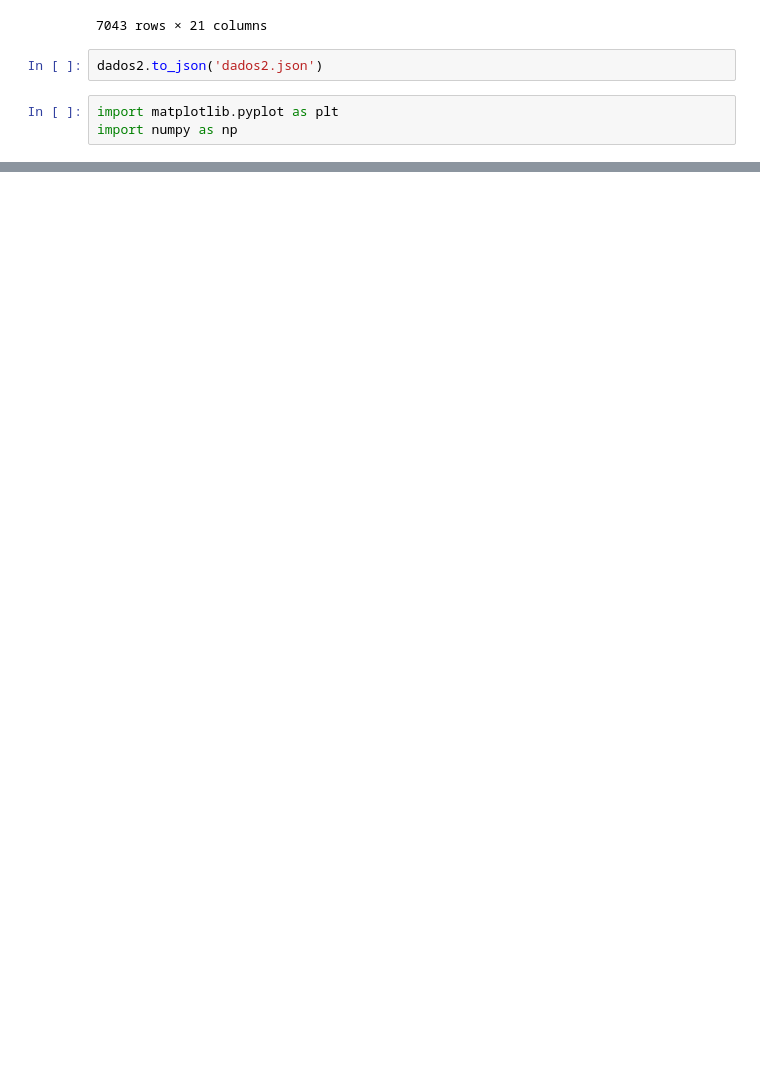
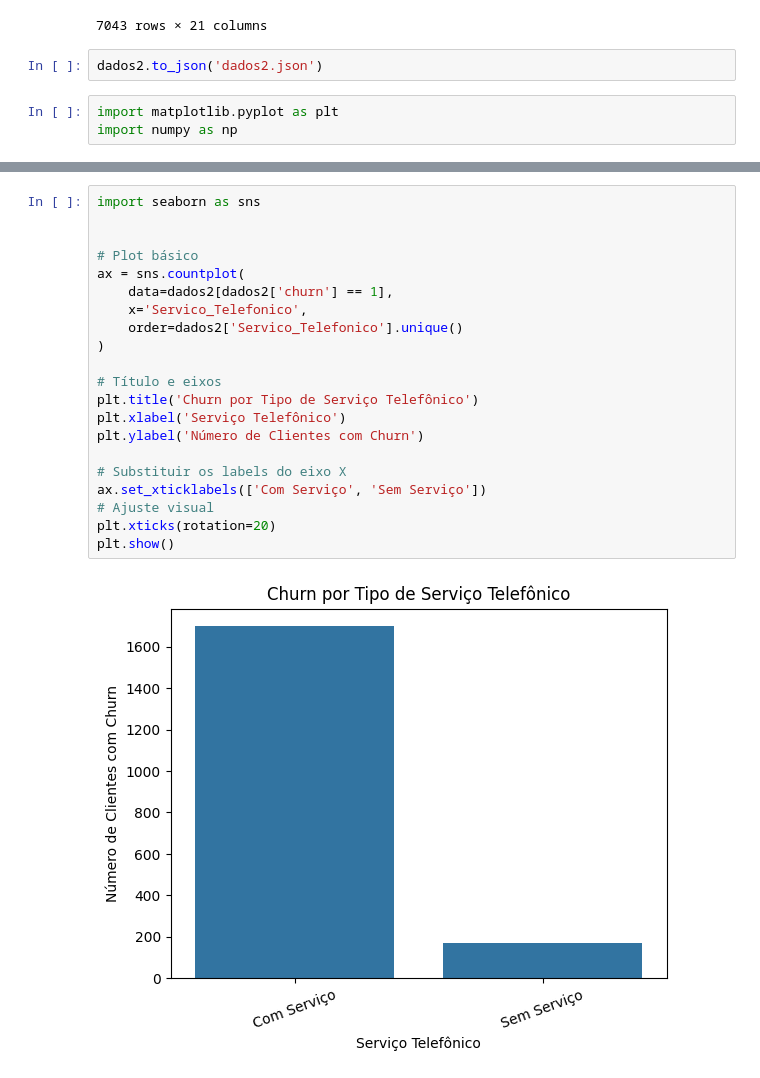
Before and after one commit to JvNeo/Data-Science, a Jupyter notebook: Alura_Challenge_Data_Science.ipynb, the cells around one changed output, grey strips where cells are left out. Cells and saved outputs as stored; diff of their text form; blank space fills up the shorter version.

```diff
--- a/Alura_Challenge_Data_Science.ipynb
+++ b/Alura_Challenge_Data_Science.ipynb
@@ -467,0 +488,23 @@ plt.show
+# %%
+import seaborn as sns
+
+
+# Plot básico
+ax = sns.countplot(
+    data=dados2[dados2['churn'] == 1],
+    x='Servico_Telefonico',
+    order=dados2['Servico_Telefonico'].unique()
+)
+
+# Título e eixos
+plt.title('Churn por Tipo de Serviço Telefônico')
+plt.xlabel('Serviço Telefônico')
+plt.ylabel('Número de Clientes com Churn')
+
+# Substituir os labels do eixo X
+ax.set_xticklabels(['Com Serviço', 'Sem Serviço'])
+# Ajuste visual
+plt.xticks(rotation=20)
+plt.show()
+# %% [output]
+[figure, added]
```
Also changed, not shown: parts of 6 cells of this notebook.
